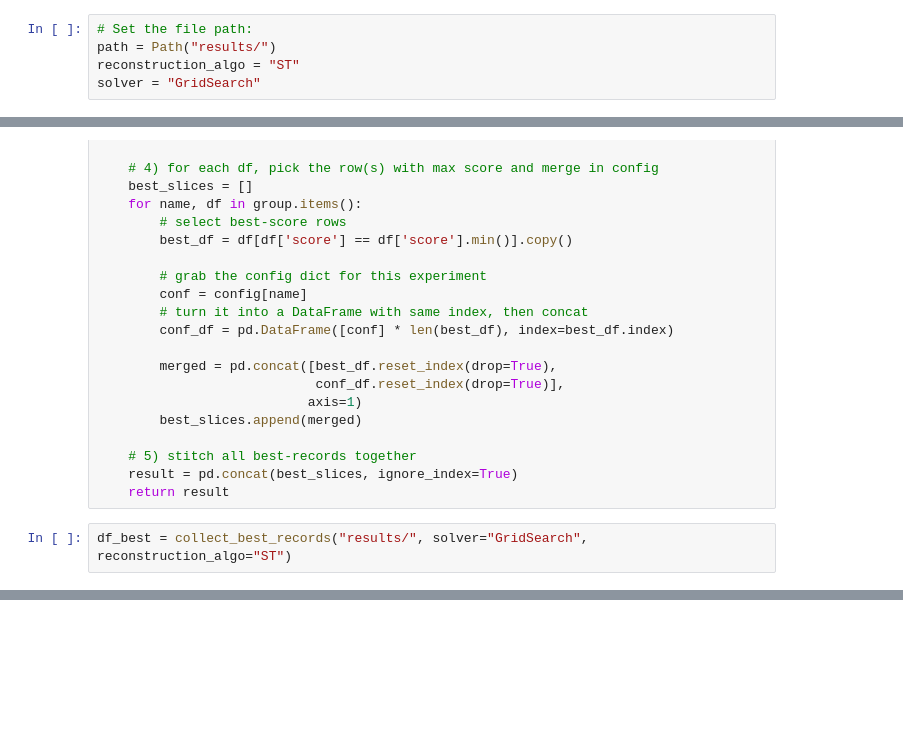
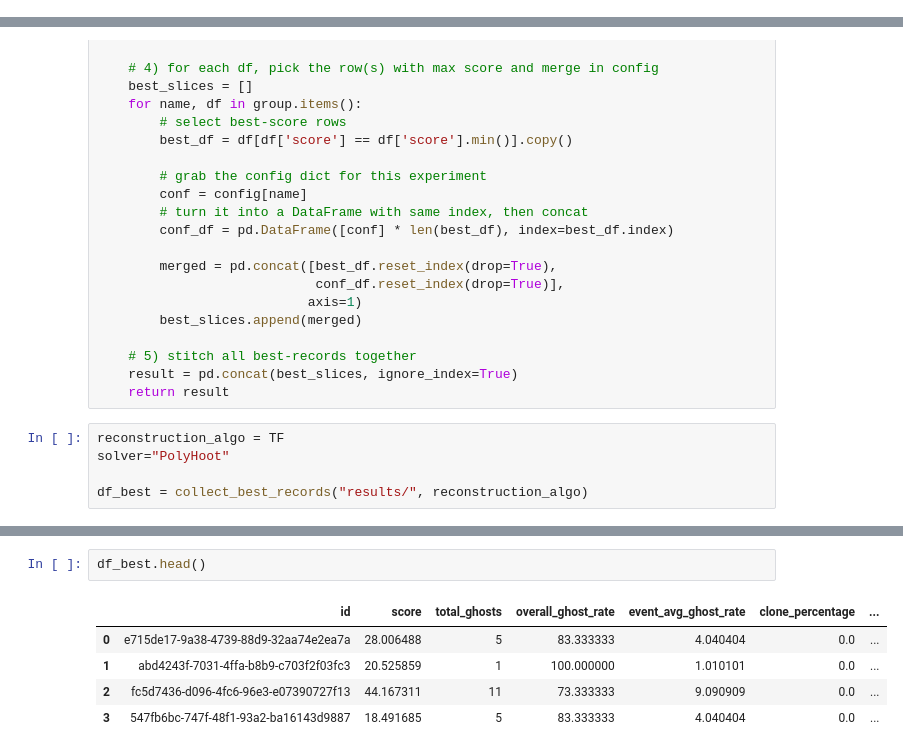
Before and after one commit to SvenHockers/velopix_tracking, a Jupyter notebook: results/Example_multiple_results.ipynb, the cells around one changed output, grey strips where cells are left out. Drawn from its saved outputs; the diff is of its cells as text; blank space fills up the shorter version.

```diff
--- a/results/Example_multiple_results.ipynb
+++ b/results/Example_multiple_results.ipynb
@@ -7,11 +7,6 @@ from pathlib import Path
 
 import matplotlib.pyplot as plt
 from matplotlib import cm
-# %%
-# Set the file path:
-path = Path("results/")
-reconstruction_algo = "ST"
-solver = "GridSearch"
 # %%
 def parse_results(path: str) -> pd.DataFrame:
     records = []
@@ -105,5 +100,8 @@ def collect_best_records(
     result = pd.concat(best_slices, ignore_index=True)
     return result
 # %%
-df_best = collect_best_records("results/", solver="GridSearch", reconstruction_algo="ST")
+reconstruction_algo = TF
+solver="PolyHoot"
+
+df_best = collect_best_records("results/", reconstruction_algo)
 # %%
@@ -206,0 +261,8 @@ plot_score_scatter_by_params(
+# %%
+df_best.head()
+# %% [output]
+|  | id | score | total_ghosts | overall_ghost_rate | event_avg_ghost_rate | clone_percentage | ... |
+| 0 | e715de17-9a38-4739-88d9-32aa74e2ea7a | 28.006488 | 5 | 83.333333 | 4.040404 | 0.0 | ... |
+| 1 | abd4243f-7031-4ffa-b8b9-c703f2f03fc3 | 20.525859 | 1 | 100.000000 | 1.010101 | 0.0 | ... |
+| 2 | fc5d7436-d096-4fc6-96e3-e07390727f13 | 44.167311 | 11 | 73.333333 | 9.090909 | 0.0 | ... |
+| 3 | 547fb6bc-747f-48f1-93a2-ba16143d9887 | 18.491685 | 5 | 83.333333 | 4.040404 | 0.0 | ... |
```
Also changed, not shown: parts of 3 cells of this notebook.
